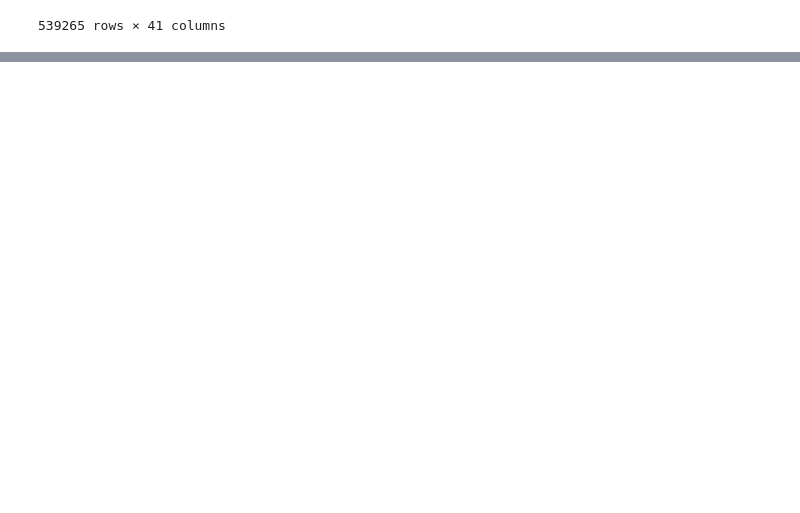
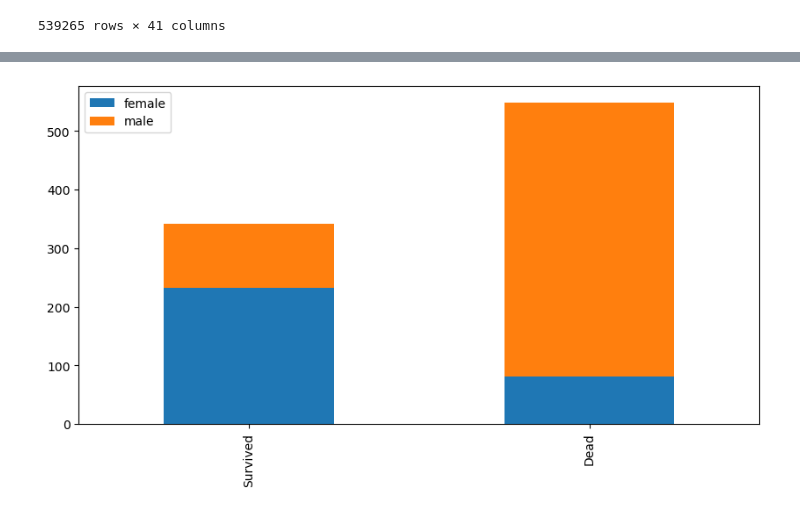
Before and after one commit to Lhecks/-Lhex_kaggle_one, a Jupyter notebook: notebook-one-lhex.ipynb, the cells around one changed output, grey strips where cells are left out. Cells and saved outputs as stored; diff of their text form; code cells hidden in the pictures; blank space fills up the shorter version.

Commit message:
Kaggle Notebook | notebook_one_Lhex | Version 5

```diff
--- a/notebook-one-lhex.ipynb
+++ b/notebook-one-lhex.ipynb
@@ -102,0 +167,3 @@ tables[0].to_csv('sample.csv')"""
+# %%
+train_data = pd.read_csv("/kaggle/input/titanic/train.csv")
+train_data.head()
@@ -102,0 +373,12 @@ tables[0].to_csv('sample.csv')"""
+# %%
+def x_y_Plot(feature):
+    survived = train_data[train_data['Survived'] == 1][feature].value_counts()
+    dead = train_data[train_data['Survived'] == 0][feature].value_counts()
+    dataToDisplay = pd.DataFrame([survived, dead])
+    dataToDisplay.index = ['Survived', 'Dead']
+    dataToDisplay.plot(kind='bar', stacked=True, figsize=(10, 5))
+    plt.show()
+# %%
+x_y_Plot('Sex')
+# %% [output]
+[figure, added]
```
Also changed, not shown: parts of 22 cells of this notebook.
